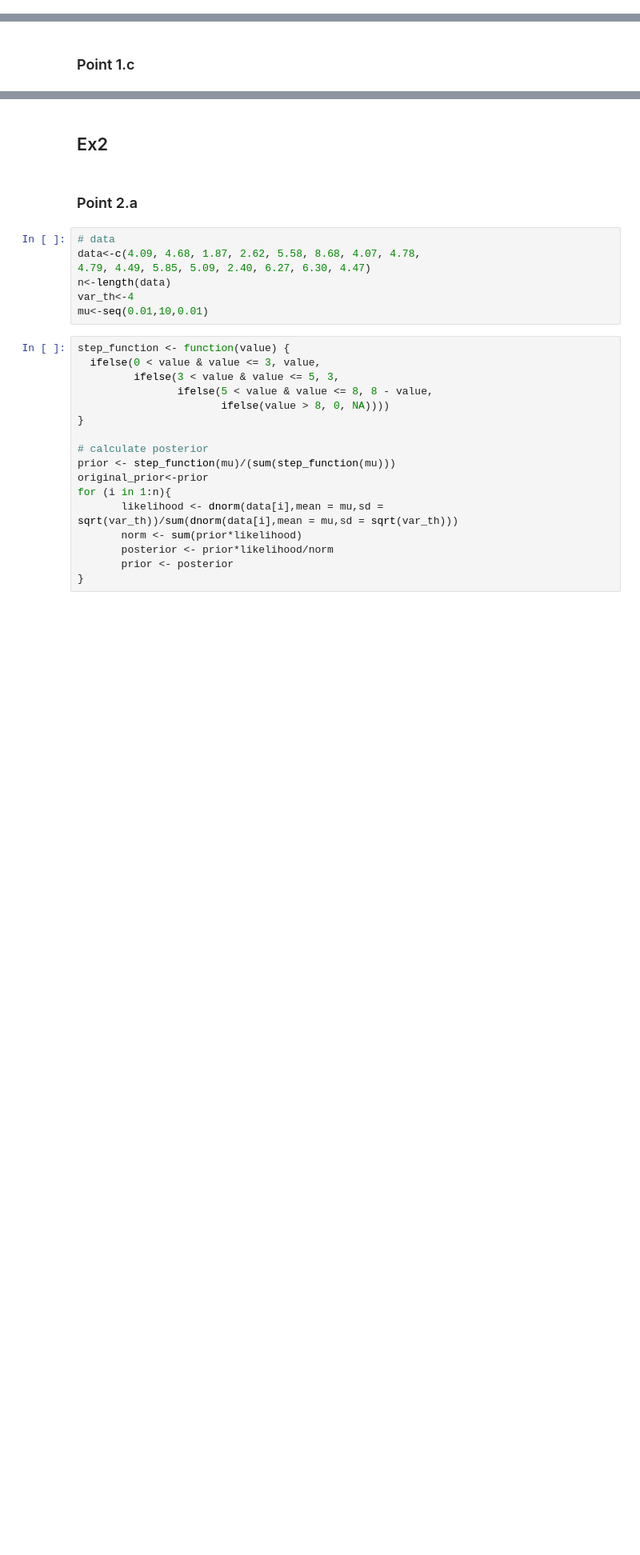
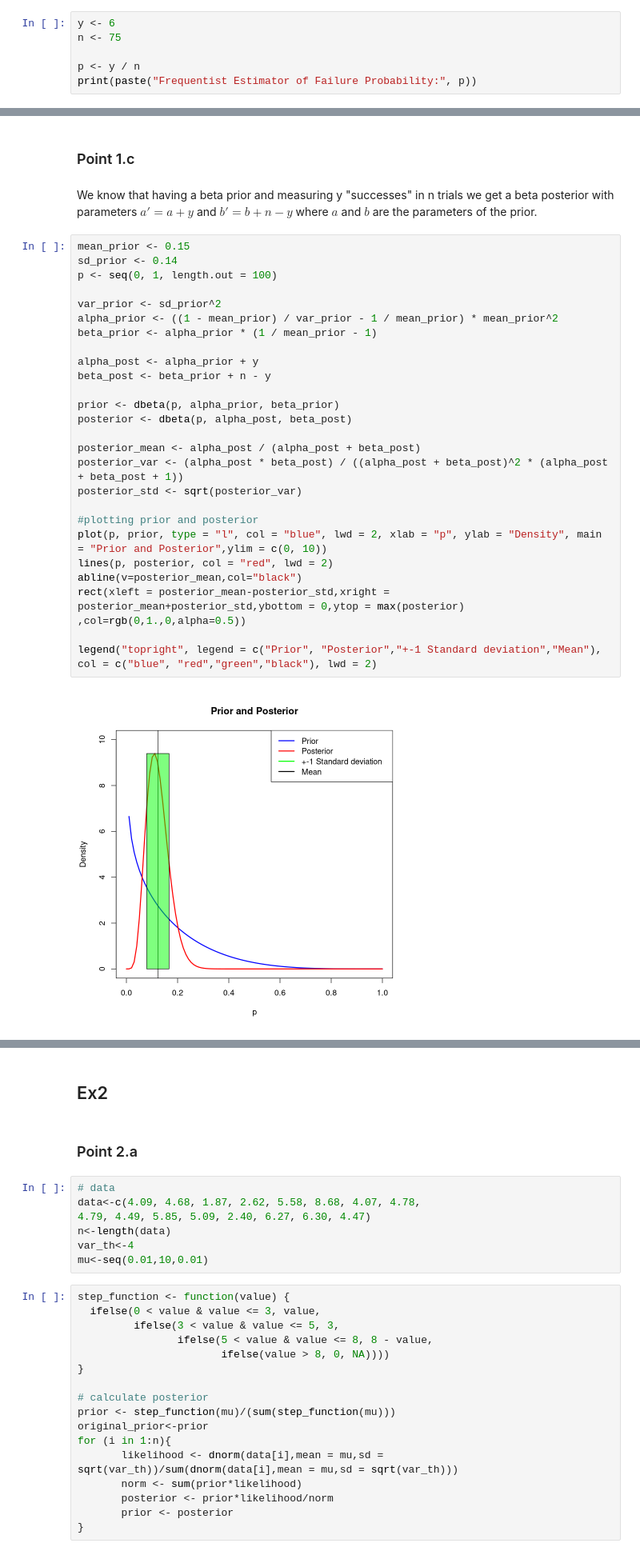
Before and after one commit to FedericoBraidi/ASPA, a Jupyter notebook: lab4/Federico_Braidi_Rlab04.ipynb, the cells around one changed output, grey strips where cells are left out. Shown: that part at 80% size. Drawn from its saved outputs; the diff is of its cells as text; blank space fills up the shorter version.

```diff
--- a/lab4/Federico_Braidi_Rlab04.ipynb
+++ b/lab4/Federico_Braidi_Rlab04.ipynb
@@ -31,0 +30,6 @@ If we follow a frequentist approach we ge $p_{fail}=\frac{y}{n}=\frac{6}{75}=0.0
+# %%
+y <- 6
+n <- 75
+
+p <- y / n
+print(paste("Frequentist Estimator of Failure Probability:", p))
@@ -32,2 +38,32 @@ If we follow a frequentist approach we ge $p_{fail}=\frac{y}{n}=\frac{6}{75}=0.0
 # %% [markdown]
 ### Point 1.c
+# %% [markdown]
+We know that having a beta prior and measuring y "successes" in n trials we get a beta posterior with parameters $a'=a+y$ and $b'=b+n-y$ where $a$ and $b$ are the parameters of the prior.
+# %%
+mean_prior <- 0.15
+sd_prior <- 0.14
+p <- seq(0, 1, length.out = 100)
+
+var_prior <- sd_prior^2
+alpha_prior <- ((1 - mean_prior) / var_prior - 1 / mean_prior) * mean_prior^2
+beta_prior <- alpha_prior * (1 / mean_prior - 1)
+
+alpha_post <- alpha_prior + y
+beta_post <- beta_prior + n - y
+
+prior <- dbeta(p, alpha_prior, beta_prior)
+posterior <- dbeta(p, alpha_post, beta_post)
+
+posterior_mean <- alpha_post / (alpha_post + beta_post)
+posterior_var <- (alpha_post * beta_post) / ((alpha_post + beta_post)^2 * (alpha_post + beta_post + 1))
+posterior_std <- sqrt(posterior_var)
+
+#plotting prior and posterior
+plot(p, prior, type = "l", col = "blue", lwd = 2, xlab = "p", ylab = "Density", main = "Prior and Posterior",ylim = c(0, 10))
+lines(p, posterior, col = "red", lwd = 2)
+abline(v=posterior_mean,col="black")
+rect(xleft = posterior_mean-posterior_std,xright = posterior_mean+posterior_std,ybottom = 0,ytop = max(posterior) ,col=rgb(0,1.,0,alpha=0.5))
+
+legend("topright", legend = c("Prior", "Posterior","+-1 Standard deviation","Mean"), col = c("blue", "red","green","black"), lwd = 2)
+# %% [output]
+[figure, added]
```
Also changed, not shown: parts of 14 cells of this notebook.
